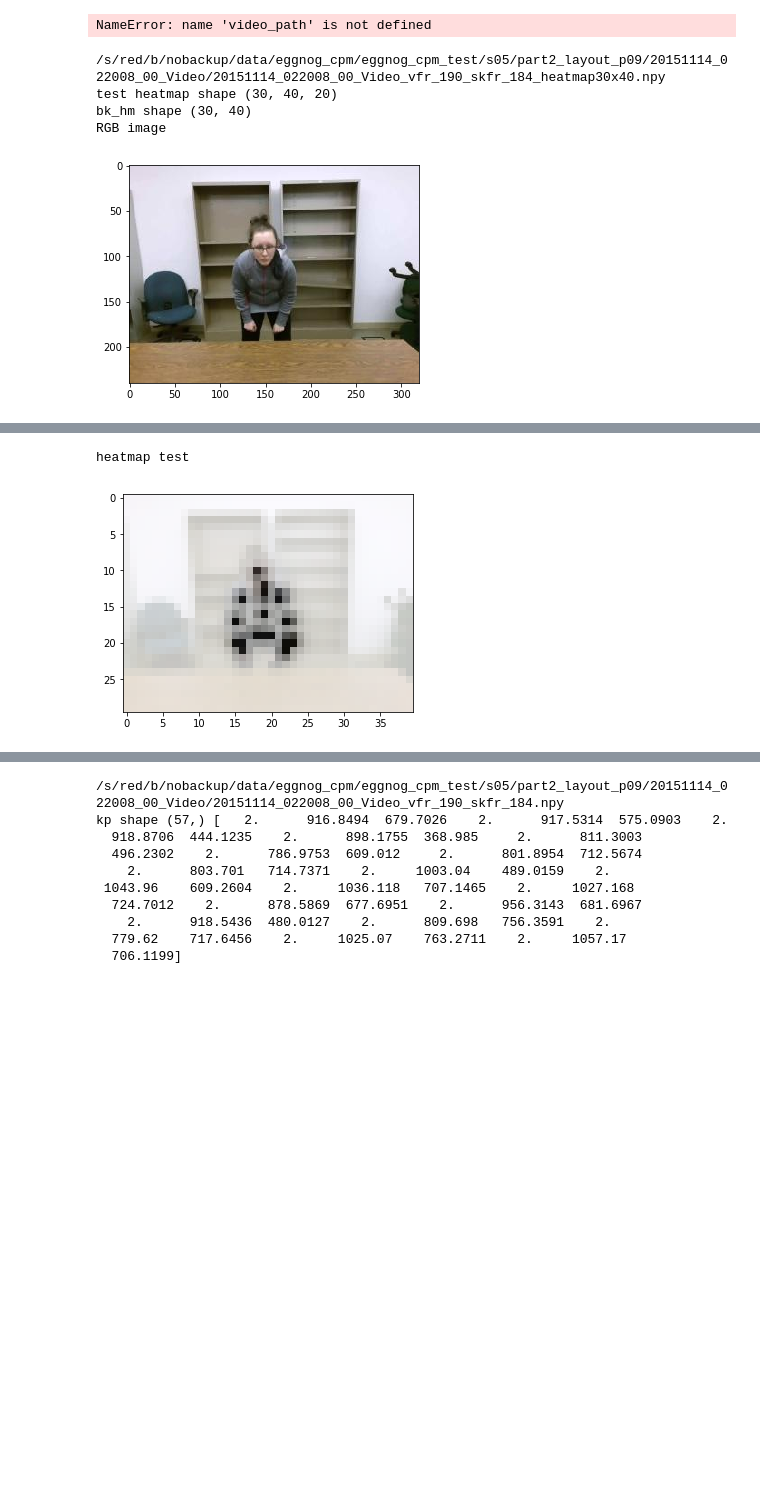
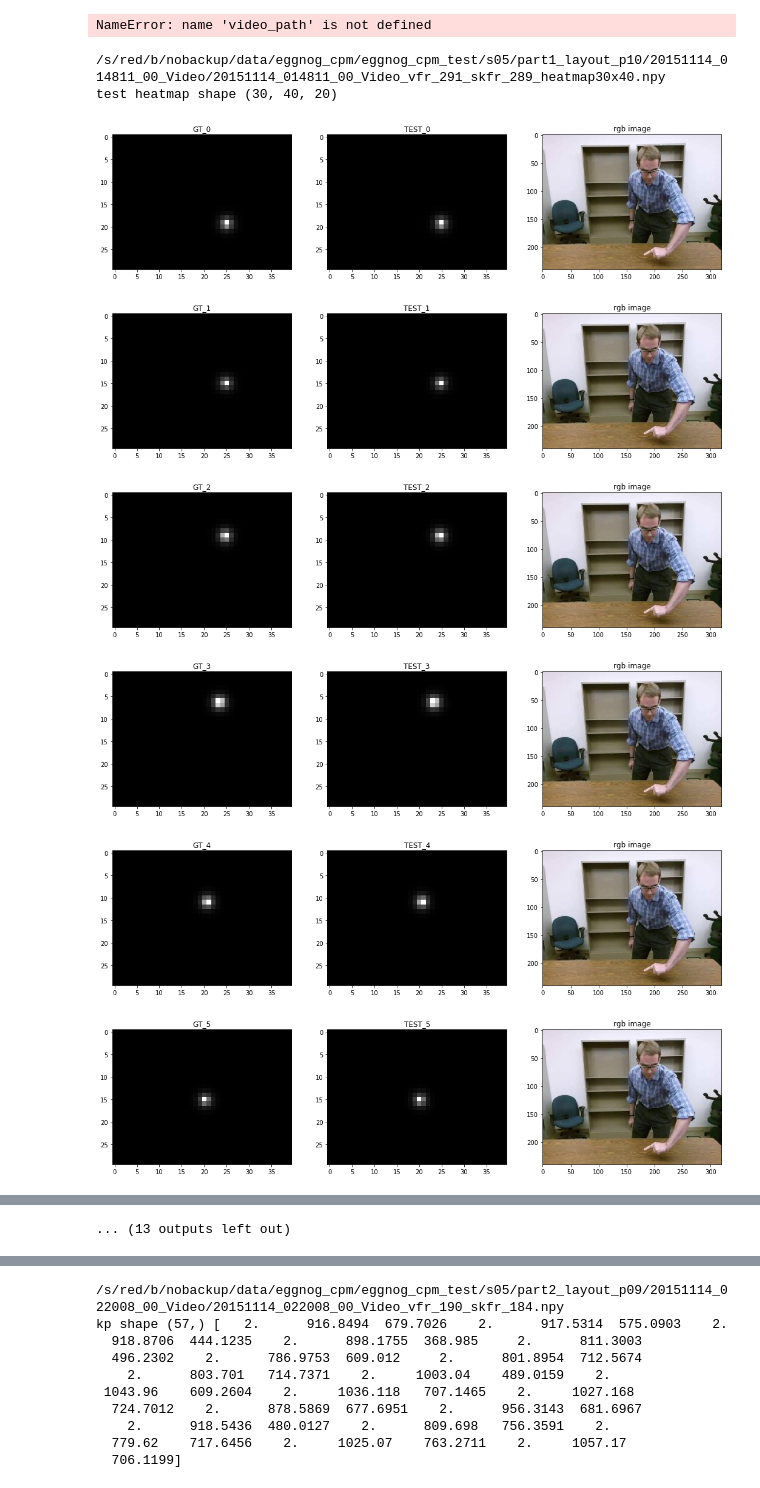
Before and after one commit to GuruMulay/Adapting-RGB-Pose-Estimation-to-New-Domains, a Jupyter notebook: training/gt_visualizer.ipynb, the cells around one changed output, grey strips where cells are left out. Saved outputs shown, nothing was run; the diff lists cells and outputs as text; code cells hidden in the pictures; blank space fills up the shorter version.

```diff
--- a/training/gt_visualizer.ipynb
+++ b/training/gt_visualizer.ipynb
@@ -66,14 +67,14 @@ gt_file_pre = "20151116_230144_00_Video_vfr_1005_skfr_996"
 # gt_file_pre = "20151113_224707_00_Video_vfr_1015_skfr_990"
 # %%
 ## list directory of output transformed images
-transformed_dir = "/s/red/b/nobackup/data/eggnog_cpm/eggnog_cpm_test/s05/part2_layout_p09/20151114_022008_00_Video/"
+transformed_dir = "/s/red/b/nobackup/data/eggnog_cpm/eggnog_cpm_test/s05/part1_layout_p10/20151114_014811_00_Video/"
 # "/s/red/b/nobackup/data/eggnog_cpm/eggnog_cpm_test/s05/part1_layout_p10/20151114_014811_00_Video/"
 # "/s/red/b/nobackup/data/eggnog_cpm/eggnog_cpm_test/transformed/r2/"
 
 tx_imgs = [im for im in sorted(os.listdir(transformed_dir)) if im.endswith('.jpg')]
 # print("tx_imgs len and [0]", len(tx_imgs), tx_imgs[0])
 
-image_idx = 100
+image_idx = 250
 
 
 # original image 240x320
@@ -265,20 +266,20 @@ titles = []  # titles for images above
 len_hm = test_heatmap.shape[2]
 
 
-# for i in range(test_heatmap.shape[2]):
-# #     if i == test_heatmap.shape[2] - 1:
-#     #2 faster
-#     images.append(gt_heatmap[:,:,i])  #
-#     images.append(test_heatmap[:,:,i])  #
-#     images.append(rgb_image)
+for i in range(test_heatmap.shape[2]):
+#     if i == test_heatmap.shape[2] - 1:
+    #2 faster
+    images.append(gt_heatmap[:,:,i])  #
+    images.append(test_heatmap[:,:,i])  #
+    images.append(rgb_image)
 
-#     titles.append('GT_' + str(i))
-#     titles.append('TEST_' + str(i))
-#     titles.append('rgb image')
+    titles.append('GT_' + str(i))
+    titles.append('TEST_' + str(i))
+    titles.append('rgb image')
 
-#     show_images(images, 1, titles)
-#     images = []
-#     titles = []
+    show_images(images, 1, titles)
+    images = []
+    titles = []
 
 
 bk_hm = test_heatmap[:,:,len_hm-1]
@@ -305,34 +306,37 @@ plt.show()
 #         plt.figure(1)
 #         plt.imshow(test_heatmap[:,:,i], cmap=plt.get_cmap('gray'), vmin=0, vmax=1)
 #         plt.show()
 #         print("max, min, test_heatmap i = ", test_heatmap[:,:,i].max(), test_heatmap[:,:,i].min())
 
 # # original image
 # images.append(rgb_image)
 # titles.append('rgb image')
 # print("images len", len(images))
 # show_images(images, 11, titles)
 
 
 # if success:
 #     print("frame.shape", frame.shape)
 #     img_full = frame[...,::-1]
 #     img_central = img_full[:, 240:(1920-240), :]
 #     print("original full rgb image =")
 #     plt.figure(num=None, figsize=(14, 14), dpi=80, facecolor='w', edgecolor='k')
 #     plt.imshow(img_full, alpha=0.25)
 #     plt.scatter(x=rgb_kp[...,0], y=rgb_kp[...,1], c='r', s=10)
 #     for p in paf_pairs_indices:
 # #         print(p)
 # #         print([rgb_kp[p[0]][0], rgb_kp[p[1]][0]], [rgb_kp[p[0]][1], rgb_kp[p[1]][1]])
 # #         print(rgb_kp[p[0]], rgb_kp[p[1]])
 #         plt.plot([rgb_kp[p[0]][0], rgb_kp[p[1]][0]], [rgb_kp[p[0]][1], rgb_kp[p[1]][1]], 'b-', lw=1)
 # #         plt.plot(rgb_kp[p[0]], rgb_kp[p[1]], 'b-', lw=1)
 
 #     plt.show()
 # %% [output]
-/s/red/b/nobackup/data/eggnog_cpm/eggnog_cpm_test/s05/part2_layout_p09/20151114_022008_00_Video/20151114_022008_00_Video_vfr_190_skfr_184_heatmap30x40.npy
+/s/red/b/nobackup/data/eggnog_cpm/eggnog_cpm_test/s05/part1_layout_p10/20151114_014811_00_Video/20151114_014811_00_Video_vfr_291_skfr_289_heatmap30x40.npy
 test heatmap shape (30, 40, 20)
-bk_hm shape (30, 40)
-RGB image
-[figure, old version]
+[figure, new version]
+[figure, new version]
+[figure, added]
+[figure, added]
+[figure, added]
+[figure, added]
@@ -339,5 +348,4 @@ RGB image
-heatmap test
+... (13 outputs left out)
-[figure, old version]
 # %%
 # show pafs
 
```
Also changed, not shown: parts of 4 cells of this notebook, 5 other files.
